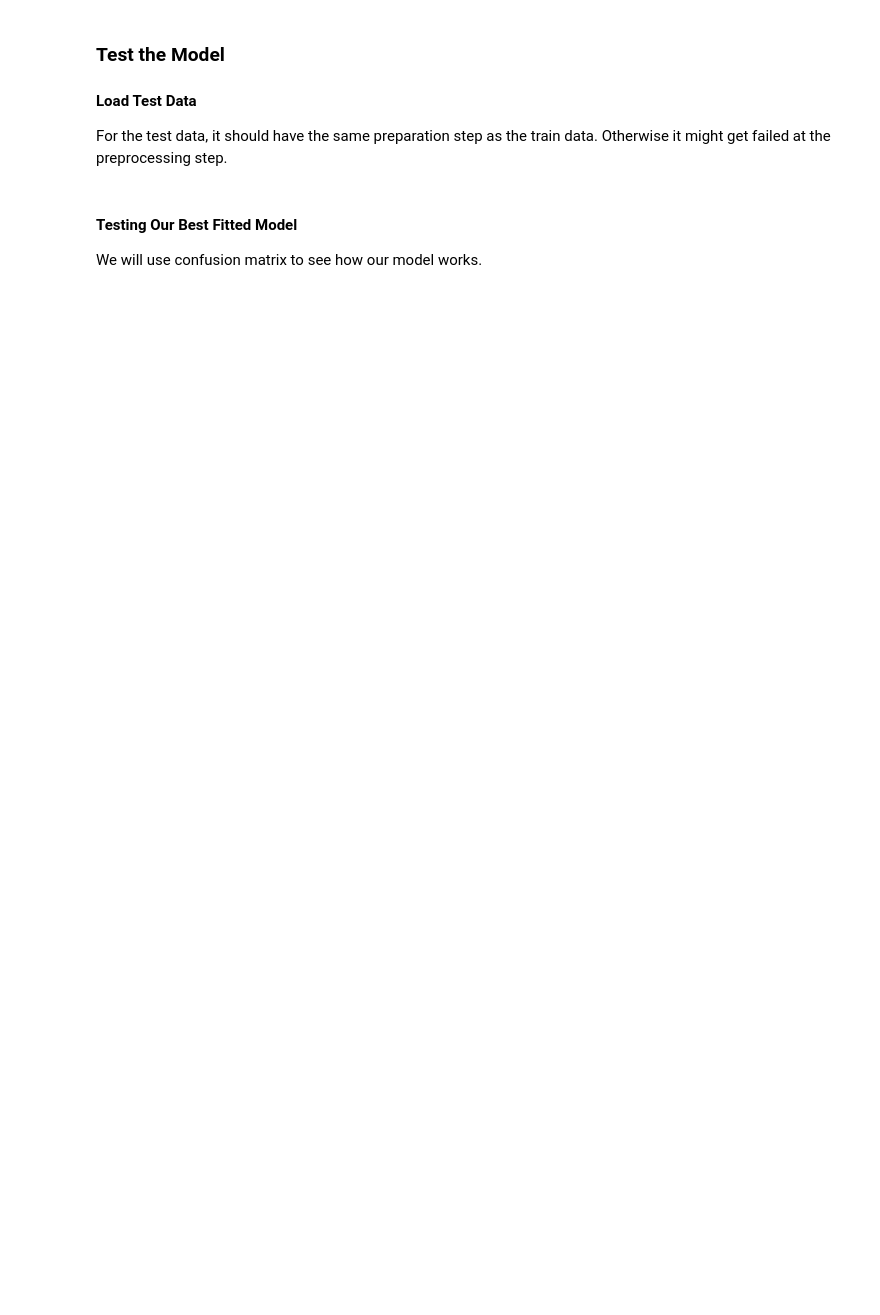
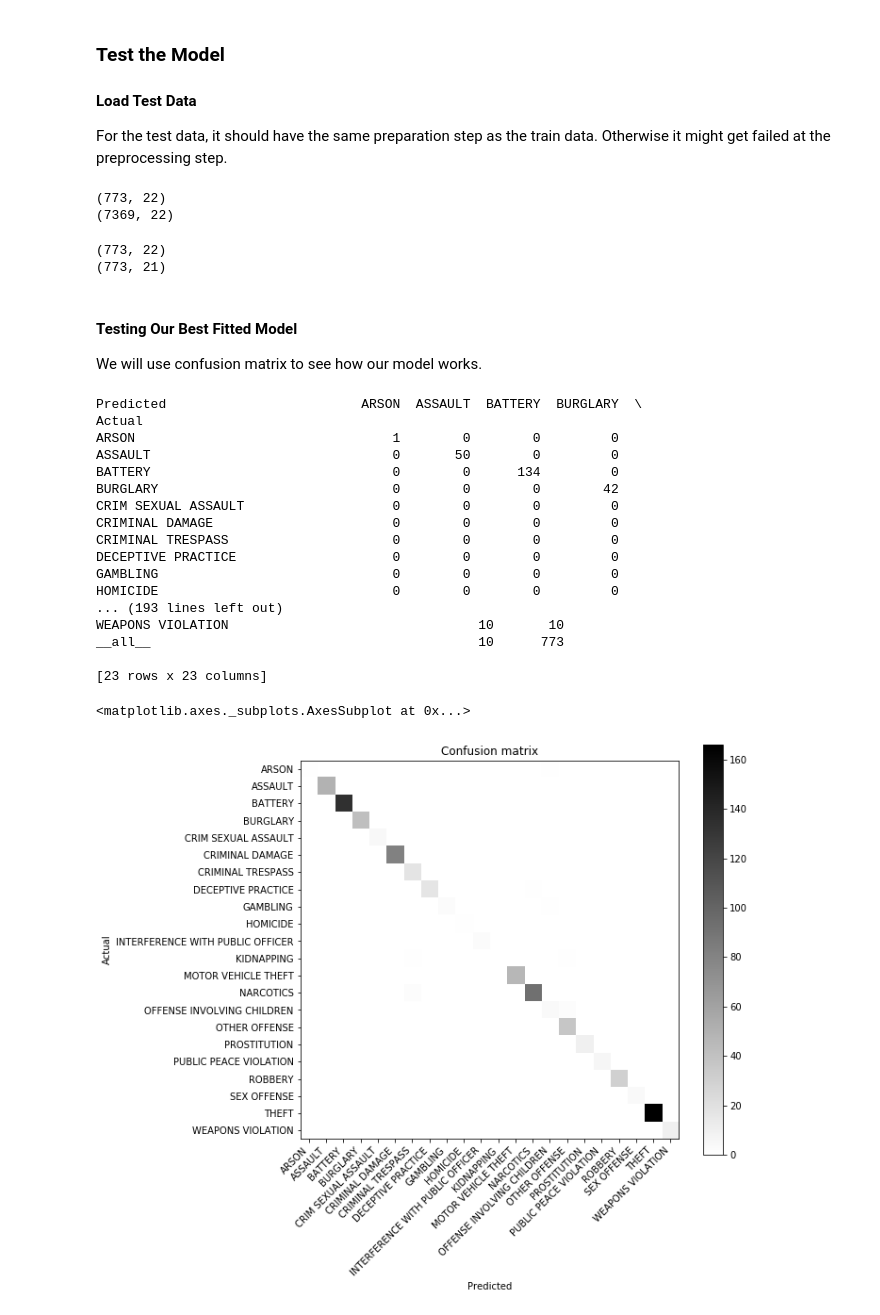
Before and after one commit to Azure/MachineLearningNotebooks, a Jupyter notebook: how-to-use-azureml/machine-learning-pipelines/intro-to-pipelines/aml-pipelines-with-automated-machine-learning-step.ipynb, the cells around one changed output. Saved outputs shown, nothing was run; the diff lists cells and outputs as text; code cells hidden in the pictures; blank space fills up the shorter version.

Commit message:
Pipeline AutoMLStep notebook fixed

```diff
--- a/how-to-use-azureml/machine-learning-pipelines/intro-to-pipelines/aml-pipelines-with-automated-machine-learning-step.ipynb
+++ b/how-to-use-azureml/machine-learning-pipelines/intro-to-pipelines/aml-pipelines-with-automated-machine-learning-step.ipynb
@@ -207,0 +279,5 @@ num_file_downloaded = best_model_output.download('.', show_progress=True)
+# %%
+# Retrieve model from single AutoML Run
+best_run, best_model = run.get_output()
+print(best_run)
+print(best_model)
@@ -216,23 +329,59 @@ best_model
 #### Load Test Data
 For the test data, it should have the same preparation step as the train data. Otherwise it might get failed at the preprocessing step.
 # %%
-dataset = Dataset.Tabular.from_delimited_files(path='https://dprepdata.blob.core.windows.net/demo/crime0-test.csv')
+dataset_test = Dataset.Tabular.from_delimited_files(path='https://dprepdata.blob.core.windows.net/demo/crime0-test.csv')
 df_test = dataset_test.to_pandas_dataframe()
-df_test = df_test[pd.notnull(df['Primary Type'])]
+# df_test = df_test[pd.notnull(df_test['Primary Type'])]
 
-y_test = df_test[['Primary Type']]
-X_test = df_test.drop(['Primary Type', 'FBI Code'], axis=1)
+print(df_test.shape)
+print(df.shape)
+# %% [output]
+(773, 22)
+(7369, 22)
+# %%
+# Split X and y for using it for the confusion matrix
+
+y_test = df_test[['Primary Type']]
+X_test = df_test.drop(['Primary Type'], axis=1)
+
+print(df_test.shape)
+print(X_test.shape)
+# %% [output]
+(773, 22)
+(773, 21)
 # %% [markdown]
 #### Testing Our Best Fitted Model
 
 We will use confusion matrix to see how our model works.
+# %%
+# Make predictions in bulk
+y_predictions = best_model.predict(X_test)
 # %%
+# Create Confusion Matrix
 from pandas_ml import ConfusionMatrix
 
-ypred = best_model.predict(X_test)
-
-cm = ConfusionMatrix(y_test['Primary Type'], ypred)
+cm = ConfusionMatrix(y_test['Primary Type'], y_predictions)
 
 print(cm)
 
 cm.plot()
+# %% [output]
+Predicted                         ARSON  ASSAULT  BATTERY  BURGLARY  \
+Actual
+ARSON                                 1        0        0         0
+ASSAULT                               0       50        0         0
+BATTERY                               0        0      134         0
+BURGLARY                              0        0        0        42
+CRIM SEXUAL ASSAULT                   0        0        0         0
+CRIMINAL DAMAGE                       0        0        0         0
+CRIMINAL TRESPASS                     0        0        0         0
+DECEPTIVE PRACTICE                    0        0        0         0
+GAMBLING                              0        0        0         0
+HOMICIDE                              0        0        0         0
+... (193 lines left out)
+WEAPONS VIOLATION                                10       10
+__all__                                          10      773
+
+[23 rows x 23 columns]
+<matplotlib.axes._subplots.AxesSubplot at 0x...>
+[figure, added]
```
Also changed, not shown: parts of 23 cells of this notebook.
